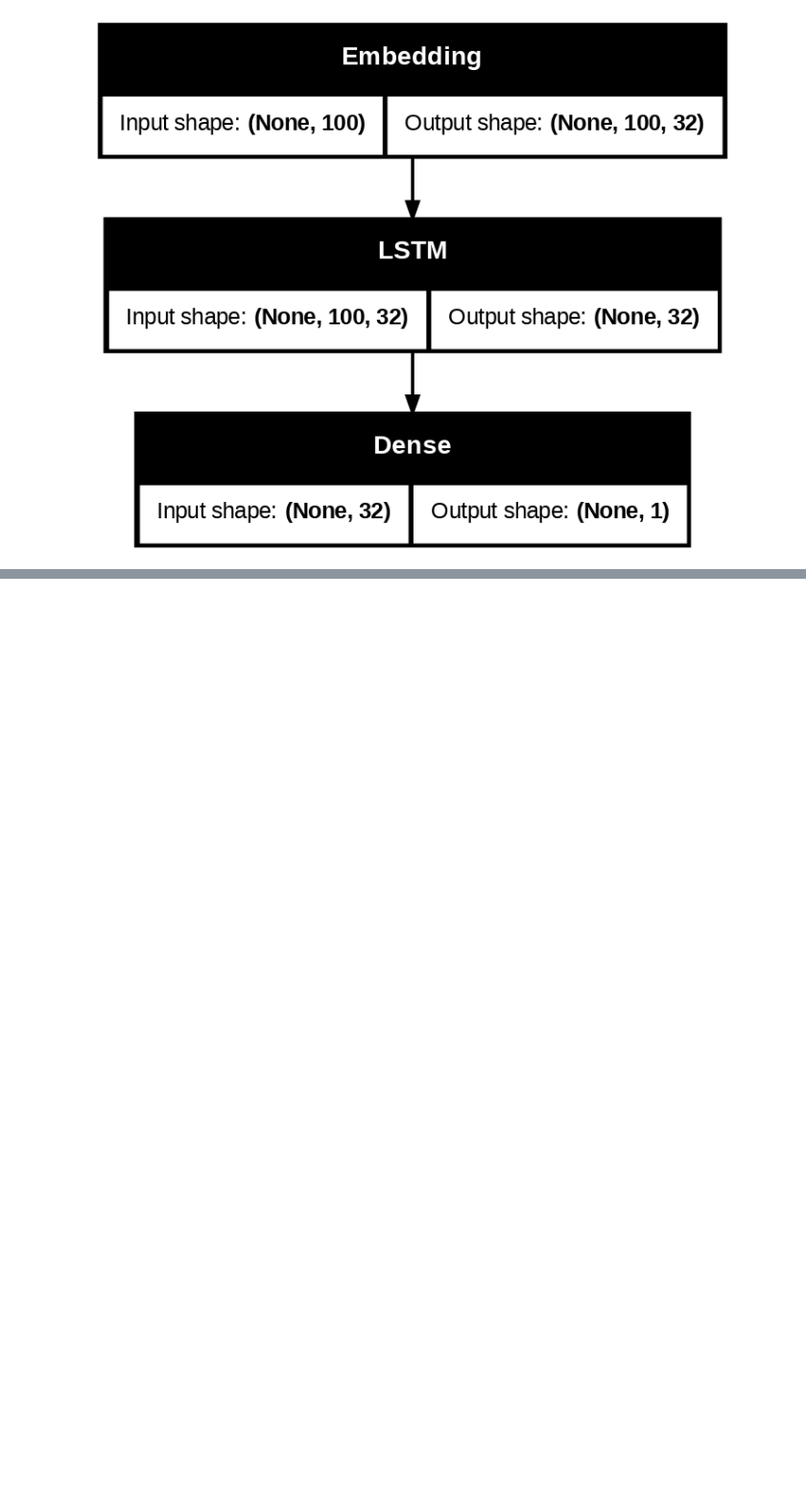
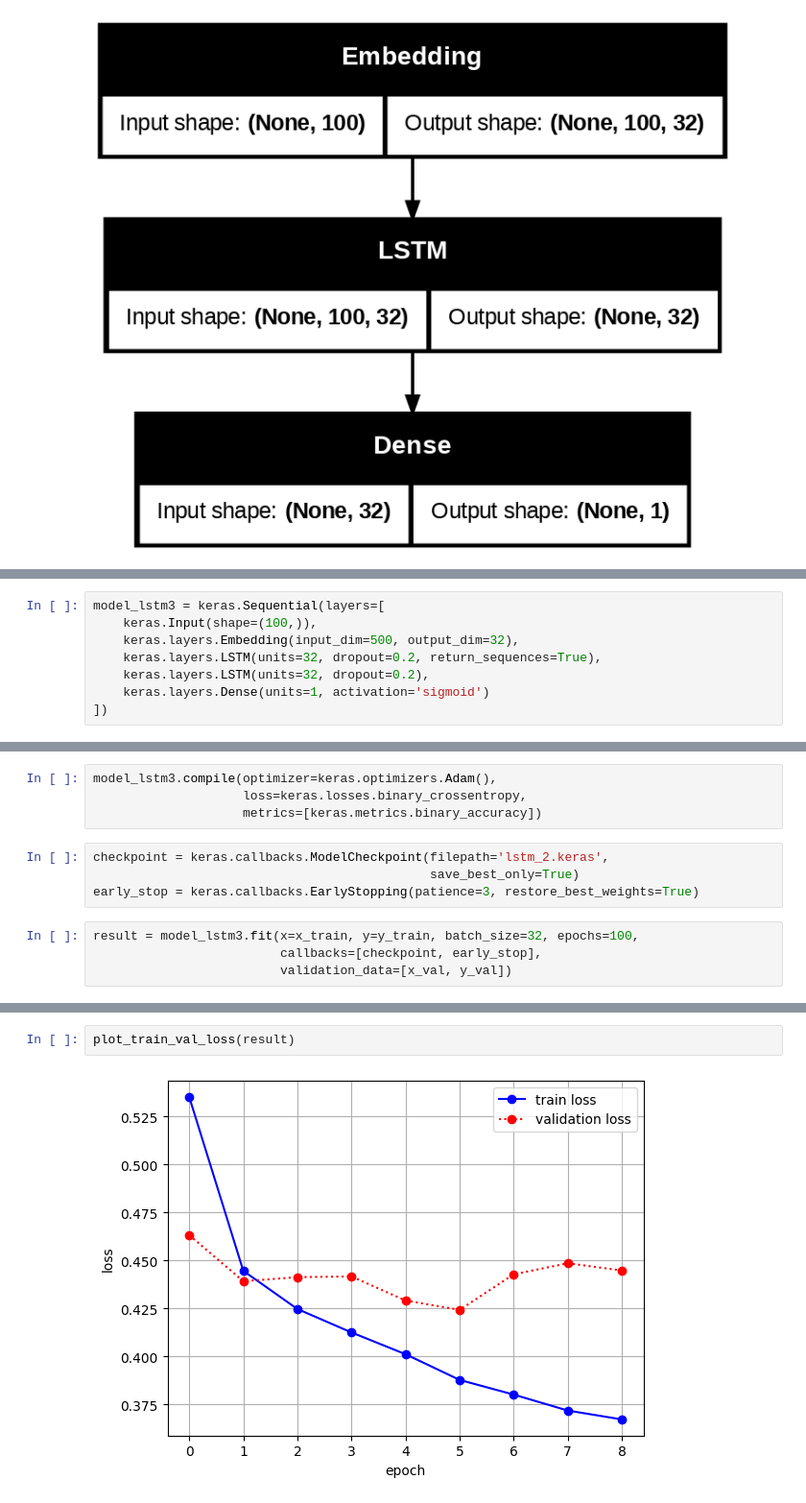
Before and after one commit to JakeOh/202505_BD50, a Jupyter notebook: lab_da/ml20_rnn.ipynb, the cells around one changed output, grey strips where cells are left out. Shown at 96% size. Cells and saved outputs as stored; diff of their text form; blank space fills up the shorter version.

```diff
--- a/lab_da/ml20_rnn.ipynb
+++ b/lab_da/ml20_rnn.ipynb
@@ -753,0 +878,8 @@ keras.utils.plot_model(model=model_lstm, show_shapes=True, dpi=128)
+# %%
+model_lstm3 = keras.Sequential(layers=[
+    keras.Input(shape=(100,)),
+    keras.layers.Embedding(input_dim=500, output_dim=32),
+    keras.layers.LSTM(units=32, dropout=0.2, return_sequences=True),
+    keras.layers.LSTM(units=32, dropout=0.2),
+    keras.layers.Dense(units=1, activation='sigmoid')
+])
@@ -753,0 +912,12 @@ keras.utils.plot_model(model=model_lstm, show_shapes=True, dpi=128)
+# %%
+model_lstm3.compile(optimizer=keras.optimizers.Adam(),
+                    loss=keras.losses.binary_crossentropy,
+                    metrics=[keras.metrics.binary_accuracy])
+# %%
+checkpoint = keras.callbacks.ModelCheckpoint(filepath='lstm_2.keras',
+                                             save_best_only=True)
+early_stop = keras.callbacks.EarlyStopping(patience=3, restore_best_weights=True)
+# %%
+result = model_lstm3.fit(x=x_train, y=y_train, batch_size=32, epochs=100,
+                         callbacks=[checkpoint, early_stop],
+                         validation_data=[x_val, y_val])
@@ -753,0 +943,4 @@ keras.utils.plot_model(model=model_lstm, show_shapes=True, dpi=128)
+# %%
+plot_train_val_loss(result)
+# %% [output]
+[figure, added]
```
Also changed, not shown: parts of 32 cells of this notebook.
